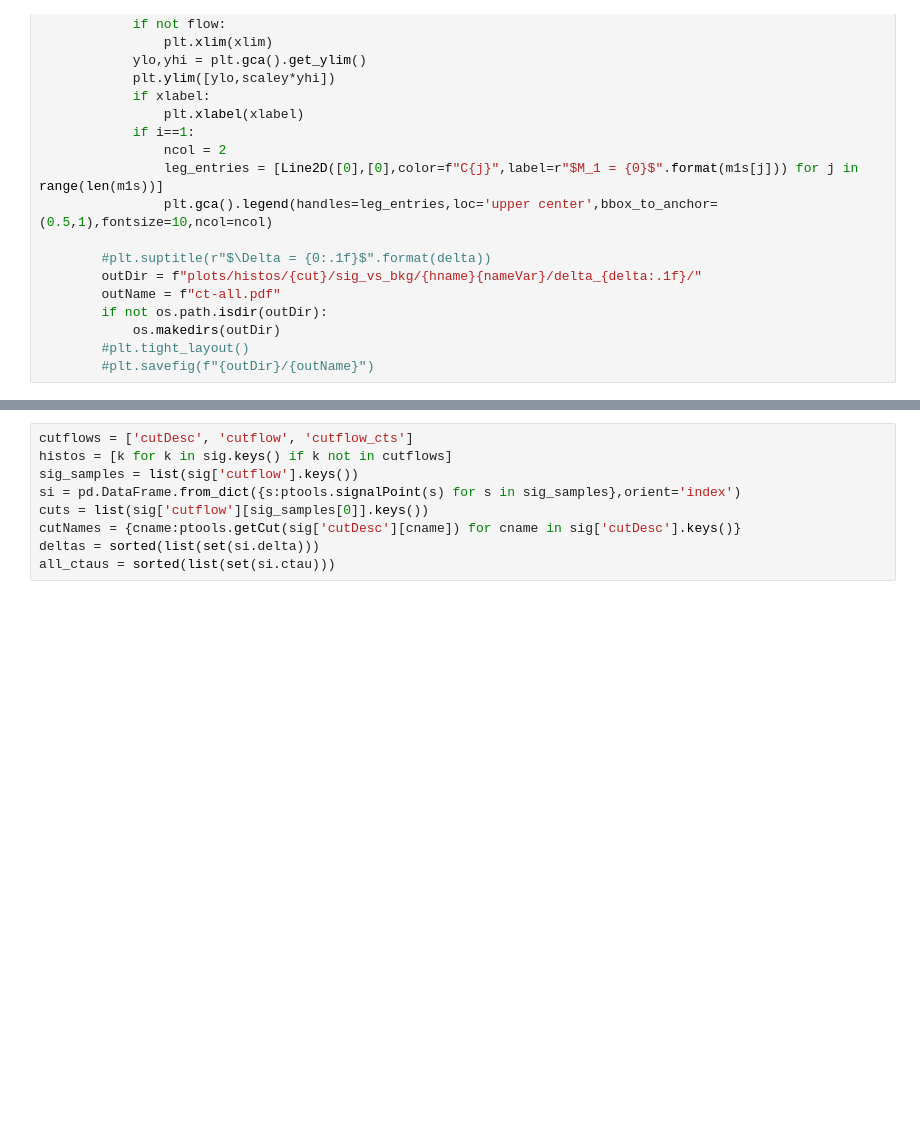
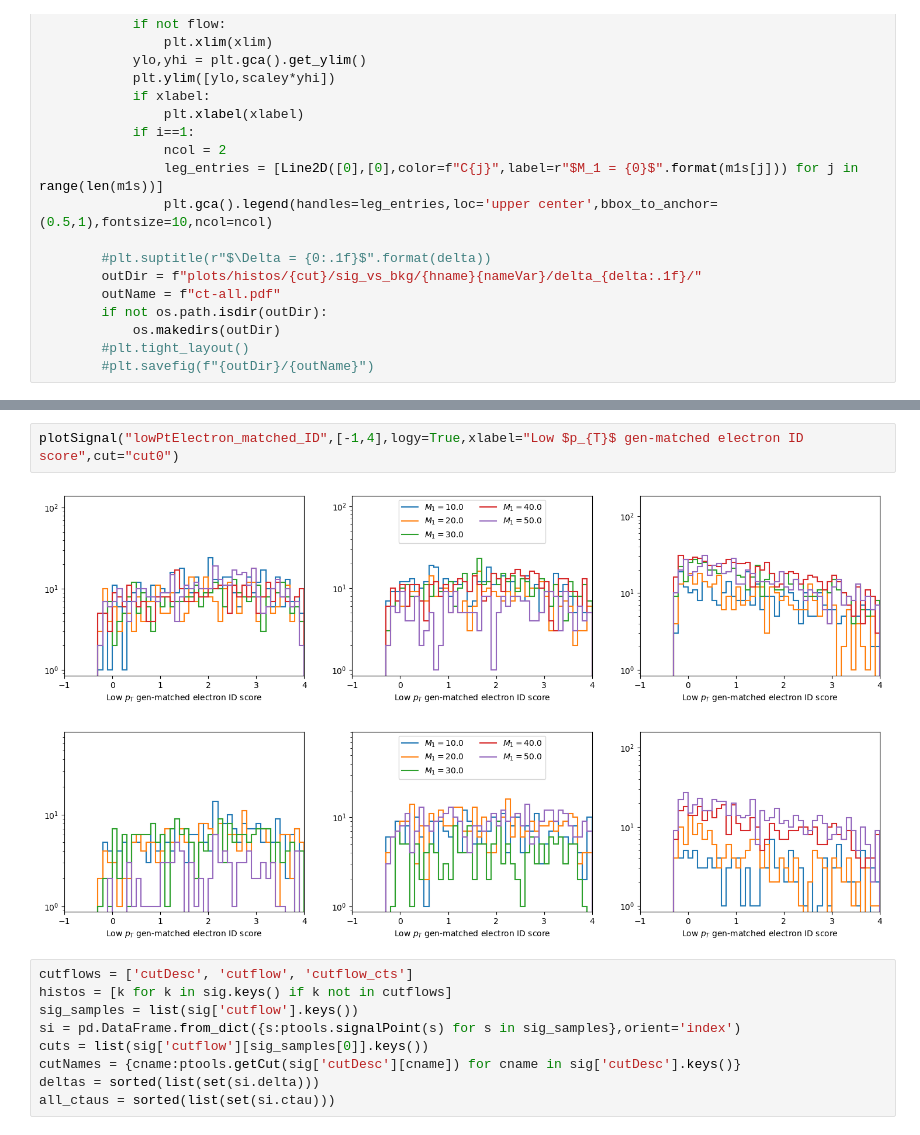
Before and after one commit to liviakong/iDMe, a Jupyter notebook: python_analysis/studies/electronID/histograms.ipynb, the cells around one changed output, grey strips where cells are left out. Saved outputs shown, nothing was run; the diff lists cells and outputs as text; blank space fills up the shorter version.

```diff
--- a/python_analysis/studies/electronID/histograms.ipynb
+++ b/python_analysis/studies/electronID/histograms.ipynb
@@ -234,3 +233,8 @@ plot("lowPtElectron_ID",[-1,4],logy=True,xlabel="Low $p_{T}$ electron ID score",
+# %%
+plotSignal("lowPtElectron_matched_ID",[-1,4],logy=True,xlabel="Low $p_{T}$ gen-matched electron ID score",cut="cut0")
+# %% [output]
+[figure, added]
+[figure, added]
 # %%
 cutflows = ['cutDesc', 'cutflow', 'cutflow_cts']
 histos = [k for k in sig.keys() if k not in cutflows]
```
Also changed, not shown: parts of 1 cell of this notebook, 4 other files.
